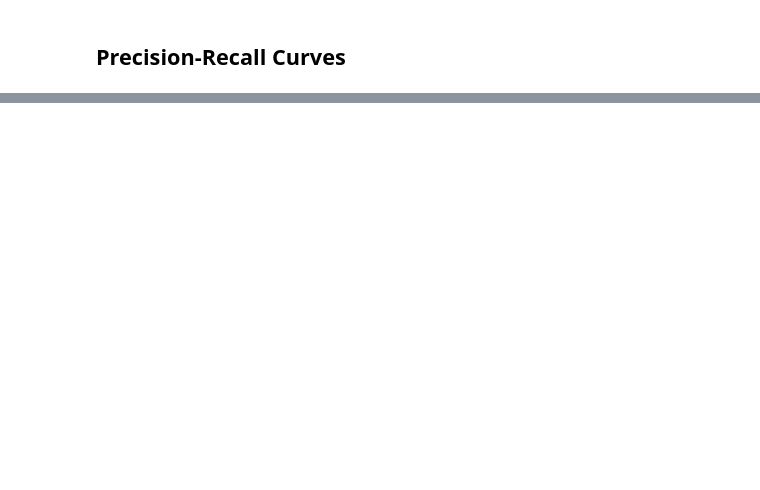
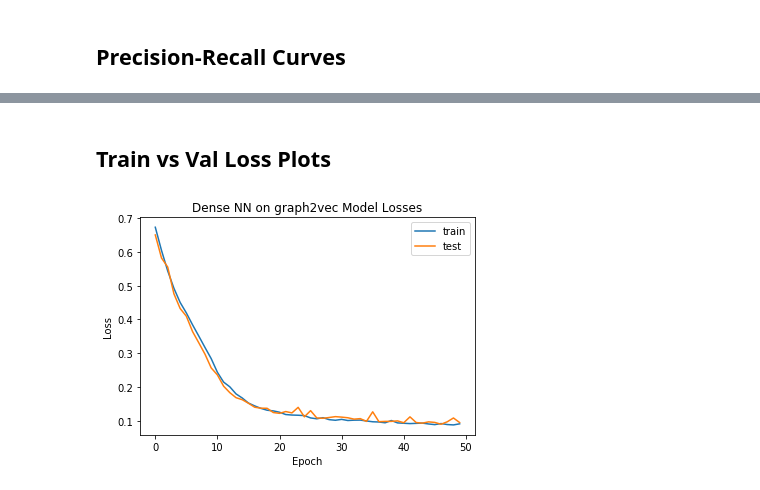
Before and after one commit to dj311/uob-summer-project, a Jupyter notebook: code/ML-evaluating-final-models.ipynb, the cells around one changed output, grey strips where cells are left out. Drawn from its saved outputs; the diff is of its cells as text; code cells hidden in the pictures; blank space fills up the shorter version.

```diff
--- a/code/ML-evaluating-final-models.ipynb
+++ b/code/ML-evaluating-final-models.ipynb
@@ -106,6 +101,21 @@ with open('../data/cnn-adj-y-test', 'rb') as f:
     cnn_adj_y_test = pickle.load(f)
 with open('../data/cnn-adj-y-predict', 'rb') as f:
     cnn_adj_y_predict = pickle.load(f)
+
+with open('../data/cnn-adj-rand-pad-y-test', 'rb') as f:
+    cnn_adj_rand_pad_y_test = pickle.load(f)
+with open('../data/cnn-adj-rand-pad-y-predict', 'rb') as f:
+    cnn_adj_rand_pad_y_predict = pickle.load(f)
+
+# with open('../data/cnn-adj-feat-y-test', 'rb') as f:
+#     cnn_adj_feat_y_test = pickle.load(f)
+# with open('../data/cnn-adj-feat-y-predict', 'rb') as f:
+#     cnn_adj_feat_y_predict = pickle.load(f)
+
+with open('../data/cnn-adj-feat-rand-pad-y-test', 'rb') as f:
+    cnn_adj_feat_rand_pad_y_test = pickle.load(f)
+with open('../data/cnn-adj-feat-rand-pad-y-predict', 'rb') as f:
+    cnn_adj_feat_rand_pad_y_predict = pickle.load(f)
 # %% [markdown]
 ## Metrics Table
 # %%
@@ -177,0 +297,25 @@ deep_rep = {'Model': ['Dense NN on graph2vec (Baseline)', 'CNN on graph2vec', 'S
+# %% [markdown]
+## Train vs Val Loss Plots
+# %%
+with open('../data/dense-model-history', 'rb') as f:
+    dense_model_history = pickle.load(f)
+with open('../data/binary-convolutional-history', 'rb') as f:
+    binary_convolutional_history = pickle.load(f)
+with open('../data/adjacency-matrix-history.pickle', 'rb') as f:
+    adjacency_matrix_history = pickle.load(f)
+with open('../data/adjacency-matrix-random-padding-history.pickle', 'rb') as f:
+    adjacency_matrix_random_padding_history = pickle.load(f)
+with open('../data/adjacency-feature-matrix-history.pickle', 'rb') as f:
+    adjacency_feature_matrix_history = pickle.load(f)
+with open('../data/adjacency-feature-matrix-random-padding-history.pickle', 'rb') as f:
+    adjacency_feature_matrix_random_padding_history = pickle.load(f)
+# %%
+plt.plot(dense_model_history.history['loss'])
+plt.plot(dense_model_history.history['val_loss'])
+plt.title('Dense NN on graph2vec Model Losses')
+plt.ylabel('Loss')
+plt.xlabel('Epoch')
+plt.legend(['train', 'test'], loc='upper right')
+plt.show()
+# %% [output]
+[figure, added]
```
Also changed, not shown: parts of 16 cells of this notebook.
